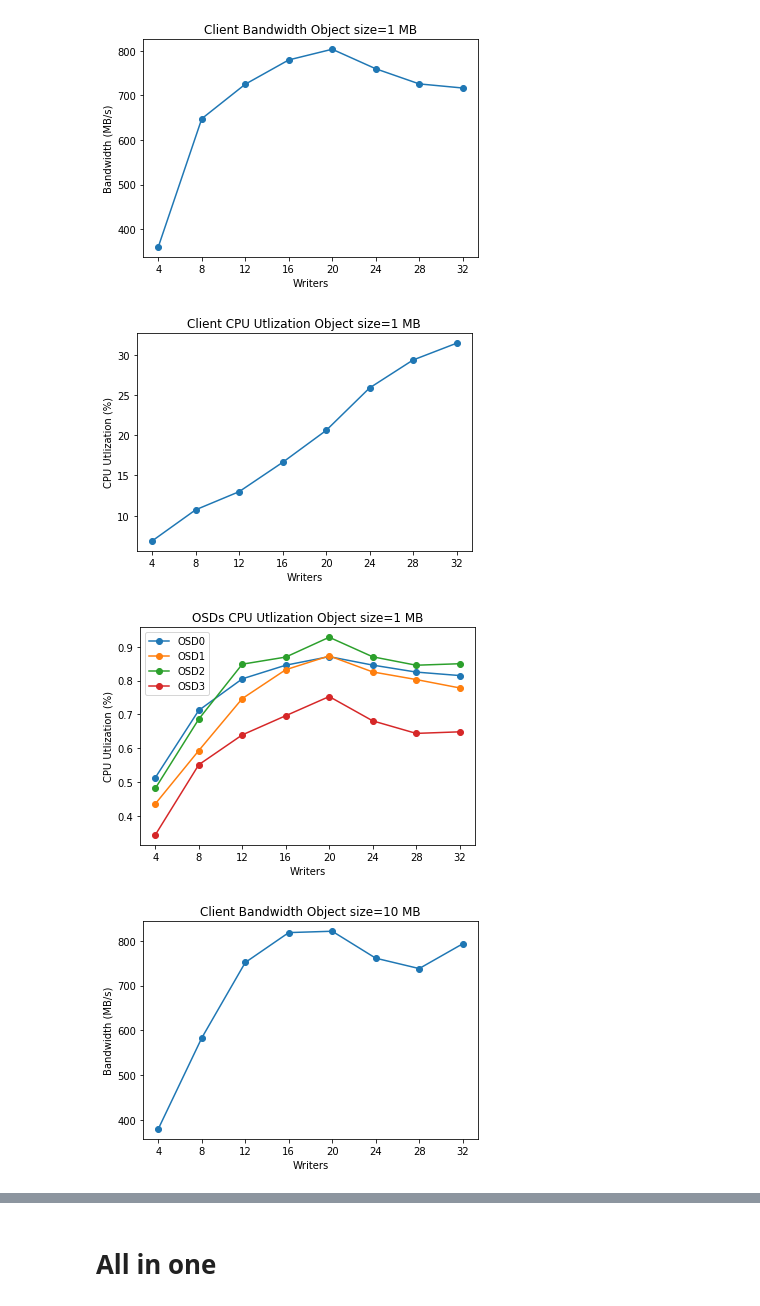
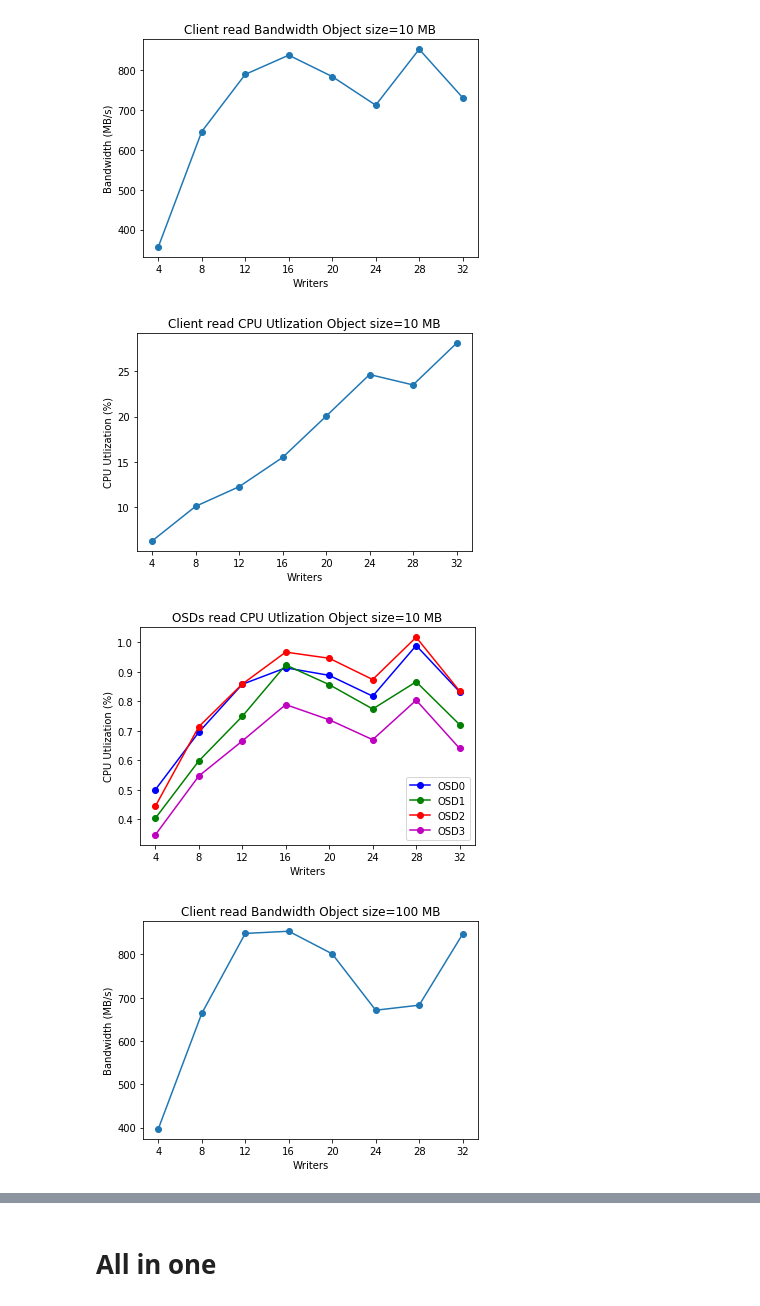
Before and after one commit to uccross/skyhookdm-workflows, a Jupyter notebook: skyhook_overhead/result.ipynb, the cells around one changed output, grey strips where cells are left out. Cells and saved outputs as stored; diff of their text form; code cells hidden in the pictures.

Commit message:
skyhook read added

```diff
--- a/skyhook_overhead/result.ipynb
+++ b/skyhook_overhead/result.ipynb
@@ -34,27 +40,28 @@ plt.close()
 # %%
-for obj_size in client_band_dic:
-    plt.plot(writers_dic[obj_size], client_band_dic[obj_size], marker='o')
-    plt.title('Client Bandwidth Object size='+str(obj_size)+' MB')
-    plt.xlabel('Writers')
-    plt.ylabel('Bandwidth (MB/s)')
-    plt.show()
+for operation in ["read", "write"]:
+    for obj_size in client_band_dic[operation]:
+        plt.plot(writers_dic[operation][obj_size], client_band_dic[operation][obj_size], marker='o')
+        plt.title('Client ' + operation + ' Bandwidth Object size='+str(obj_size)+' MB')
+        plt.xlabel('Writers')
+        plt.ylabel('Bandwidth (MB/s)')
+        plt.show()
 
-    plt.plot(writers_dic[obj_size], client_utils_dic[obj_size], marker='o')
-    plt.title('Client CPU Utlization Object size='+str(obj_size)+' MB')
-    plt.xlabel('Writers')
-    plt.ylabel('CPU Utlization (%)')
-    plt.show()
-    i = 0
-    for osds_utils in osds_utils_dic[obj_size]:
-        plt.plot(writers_dic[obj_size], osds_utils, marker='o', label='OSD'+str(i))
-        i += 1
-        plt.title('OSDs CPU Utlization Object size='+str(obj_size)+' MB')
+        plt.plot(writers_dic[operation][obj_size], client_utils_dic[operation][obj_size], marker='o')
+        plt.title('Client ' + operation + ' CPU Utlization Object size='+str(obj_size)+' MB')
         plt.xlabel('Writers')
         plt.ylabel('CPU Utlization (%)')
-        plt.legend(loc='best')
-    plt.show()
+        plt.show()
+        i = 0
+        for osds_utils in osds_utils_dic[operation][obj_size]:
+            plt.plot(writers_dic[operation][obj_size], osds_utils, marker='o', color=plot_colors[i], label='OSD'+str(i))
+            i += 1
+            plt.title('OSDs ' + operation + ' CPU Utlization Object size='+str(obj_size)+' MB')
+            plt.xlabel('Writers')
+            plt.ylabel('CPU Utlization (%)')
+            plt.legend(loc='lower right')
+        plt.show()
 # %% [output]
-[figure, old version]
+[figure, new version]
-[figure, old version]
+[figure, new version]
-[figure, old version]
+[figure, new version]
-[figure, old version]
+[figure, new version]
```
Also changed, not shown: parts of 3 cells of this notebook, 9 other files.
